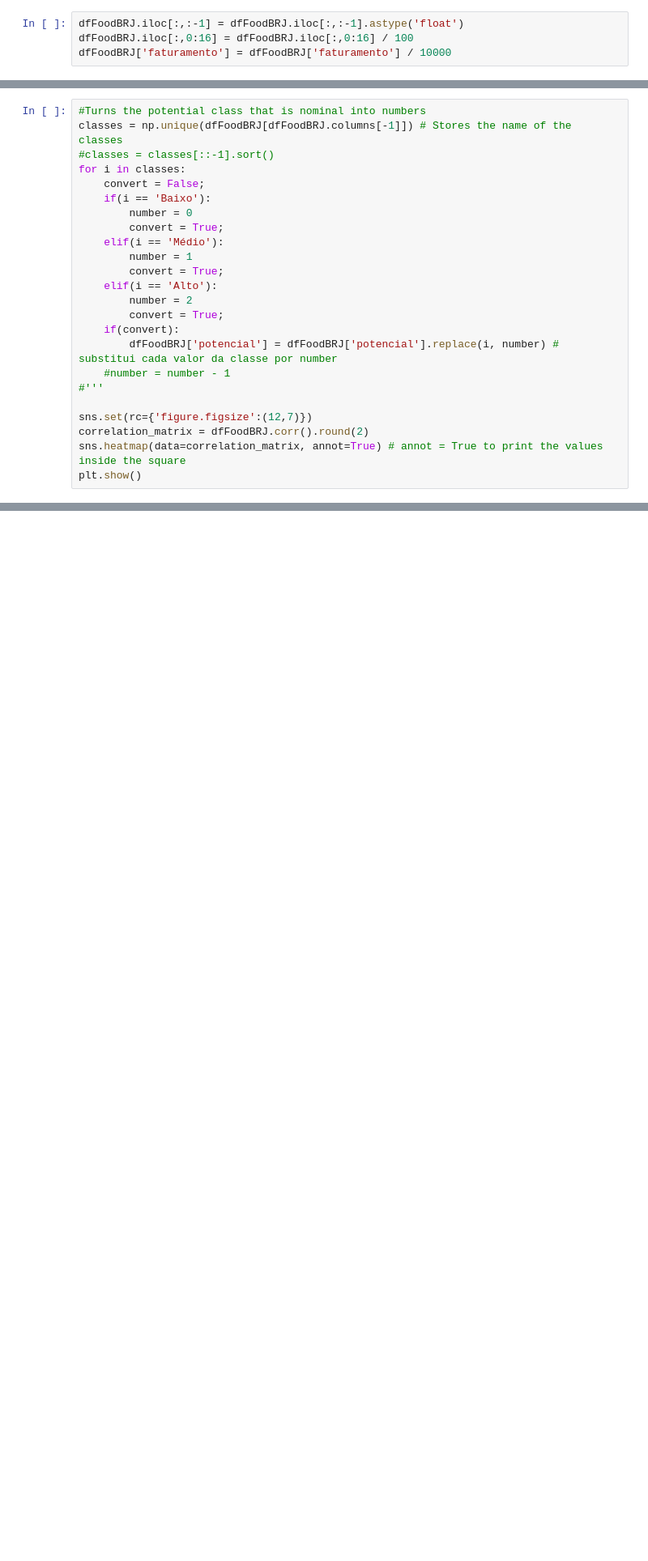
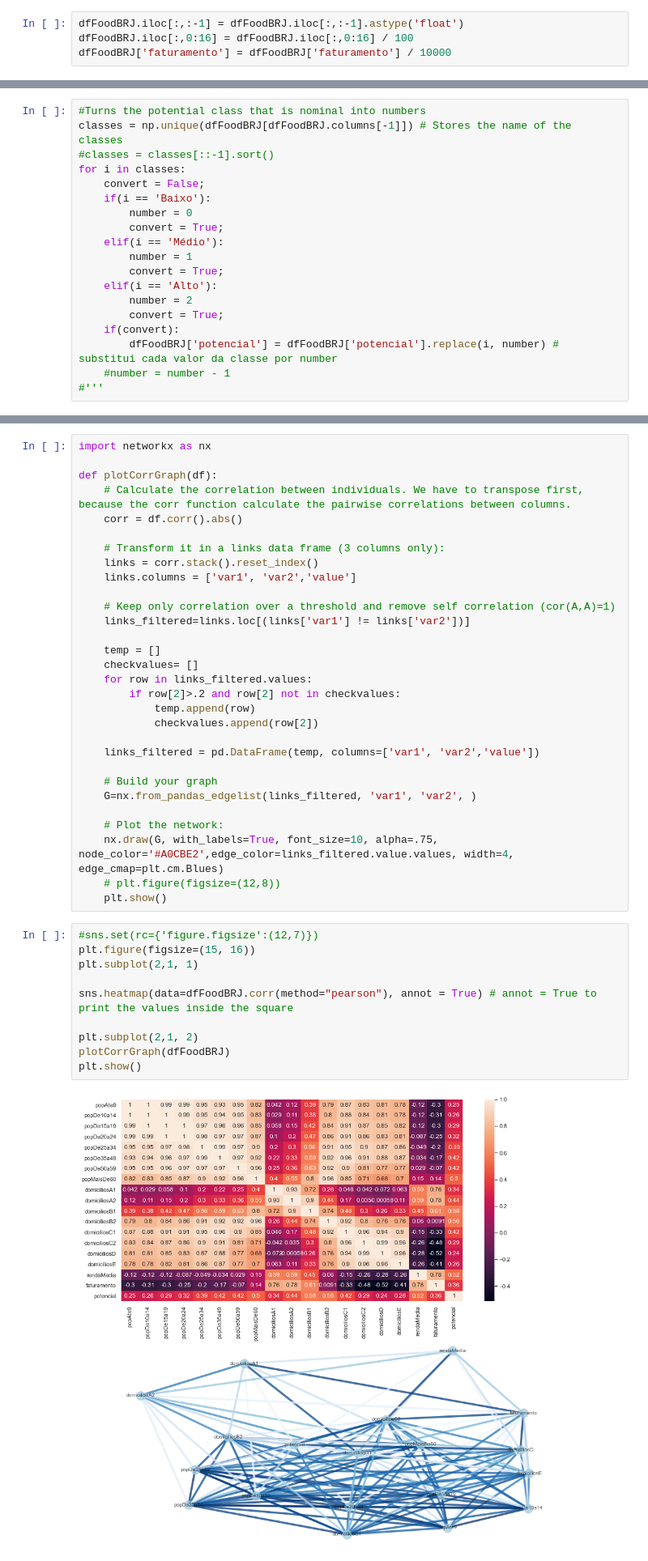
Before and after one commit to lucasvictorsp/Data-Science_Project-, a Jupyter notebook: Solution_Case-Geofusion_Data-Processing.ipynb, the cells around one changed output, grey strips where cells are left out. Shown: that part at 81% size. Cells and saved outputs as stored; diff of their text form; blank space fills up the shorter version.

Commit message:
I added the Pearson correlation visualization in graph format. In the requirements.txt file add a library networkx

```diff
--- a/Solution_Case-Geofusion_Data-Processing.ipynb
+++ b/Solution_Case-Geofusion_Data-Processing.ipynb
@@ -167,8 +168,3 @@ for i in classes:
         dfFoodBRJ['potencial'] = dfFoodBRJ['potencial'].replace(i, number) # substitui cada valor da classe por number
     #number = number - 1
 #'''
-
-sns.set(rc={'figure.figsize':(12,7)})
-correlation_matrix = dfFoodBRJ.corr().round(2)
-sns.heatmap(data=correlation_matrix, annot=True) # annot = True to print the values inside the square
-plt.show()
@@ -177,3 +173,45 @@ plt.show()
+# %%
+import networkx as nx
+
+def plotCorrGraph(df):
+    # Calculate the correlation between individuals. We have to transpose first, because the corr function calculate the pairwise correlations between columns.
+    corr = df.corr().abs()
+
+    # Transform it in a links data frame (3 columns only):
+    links = corr.stack().reset_index()
+    links.columns = ['var1', 'var2','value']
+
+    # Keep only correlation over a threshold and remove self correlation (cor(A,A)=1)
+    links_filtered=links.loc[(links['var1'] != links['var2'])]
+
+    temp = []
+    checkvalues= []
+    for row in links_filtered.values:
+        if row[2]>.2 and row[2] not in checkvalues:
+            temp.append(row)
+            checkvalues.append(row[2])
+
+    links_filtered = pd.DataFrame(temp, columns=['var1', 'var2','value'])
+
+    # Build your graph
+    G=nx.from_pandas_edgelist(links_filtered, 'var1', 'var2', )
+
+    # Plot the network:
+    nx.draw(G, with_labels=True, font_size=10, alpha=.75, node_color='#A0CBE2',edge_color=links_filtered.value.values, width=4, edge_cmap=plt.cm.Blues)
+    # plt.figure(figsize=(12,8))
+    plt.show()
+# %%
+#sns.set(rc={'figure.figsize':(12,7)})
+plt.figure(figsize=(15, 16))
+plt.subplot(2,1, 1)
+
+sns.heatmap(data=dfFoodBRJ.corr(method="pearson"), annot = True) # annot = True to print the values inside the square
+
+plt.subplot(2,1, 2)
+plotCorrGraph(dfFoodBRJ)
+plt.show()
+# %% [output]
+[figure, added]
 # %% [markdown]
 Pensando em método de regressão que tente prever o faturamento da empresa baseado nos dados de um bairro, pode-se retirar da matriz de correlação de Pearson, baseado na penúltima linha (de faturamento), que variáveis como domiciliosA1, A2, B1 e rendaMedia possuem alta correlação positiva, isto é, à medida que valores dessas variáveis aumentam, o faturamento tende a aumentar. Já variáveis como domiciliosC1, C2, D e E possuem correlações negativas, ou seja, o aumento do valor dessas variáveis tende a implicar na diminuição do faturamento.
 
```
Also changed, not shown: parts of 3 cells of this notebook, 1 other file.
